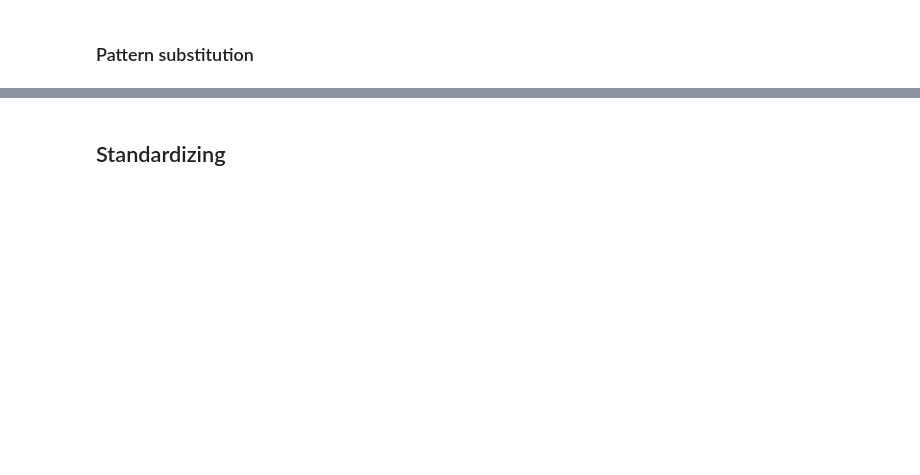
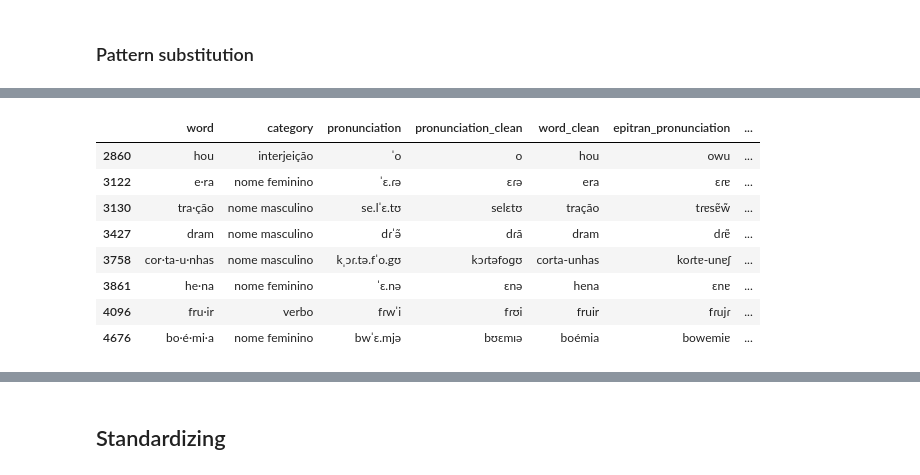
Before and after one commit to caiocrocha/Brazilian_Portuguese_Quick_APT, a Jupyter notebook: g2p-benchmark.ipynb, the cells around one changed output, grey strips where cells are left out. Saved outputs shown, nothing was run; the diff lists cells and outputs as text; code cells hidden in the pictures; blank space fills up the shorter version.

```diff
--- a/g2p-benchmark.ipynb
+++ b/g2p-benchmark.ipynb
@@ -414,0 +479,14 @@ dtype: float64
+# %%
+highest_error = df_cer[df_cer['falabrasil_pronunciation_clean'] > 0.8].index
+index = df_val.loc[highest_error, ['word_clean', 'pronunciation_clean', 'falabrasil_pronunciation_clean']].index
+df_val.loc[index]
+# %% [output]
+|  | word | category | pronunciation | pronunciation_clean | word_clean | epitran_pronunciation | ... |
+| 2860 | hou | interjeição | ˈo | o | hou | owu | ... |
+| 3122 | e·ra | nome feminino | ˈɛ.ɾə | ɛɾə | era | ɛɾɐ | ... |
+| 3130 | tra·ção | nome masculino | se.lˈɛ.tʊ | selɛtʊ | tração | tɾɐsɐ̃w̃ | ... |
+| 3427 | dram | nome masculino | dɾˈə̃ | dɾã | dram | dɾɐ̃ | ... |
+| 3758 | cor·ta-u·nhas | nome masculino | kˌɔɾ.tə.fˈo.gʊ | kɔɾtəfoɡʊ | corta-unhas | koɾtɐ-unɐʃ | ... |
+| 3861 | he·na | nome feminino | ˈɛ.nə | ɛnə | hena | ɛnɐ | ... |
+| 4096 | fru·ir | verbo | fɾwˈi | fɾʊi | fruir | fɾujɾ | ... |
+| 4676 | bo·é·mi·a | nome feminino | bwˈɛ.mjə | bʊɛmɪə | boémia | bowemiɐ | ... |
```
Also changed, not shown: parts of 38 cells of this notebook.
